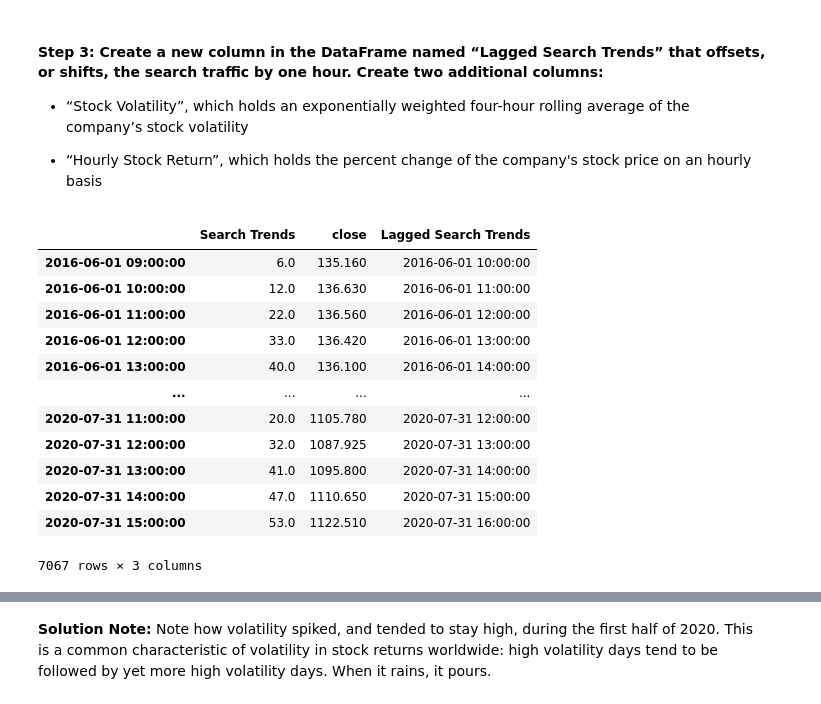
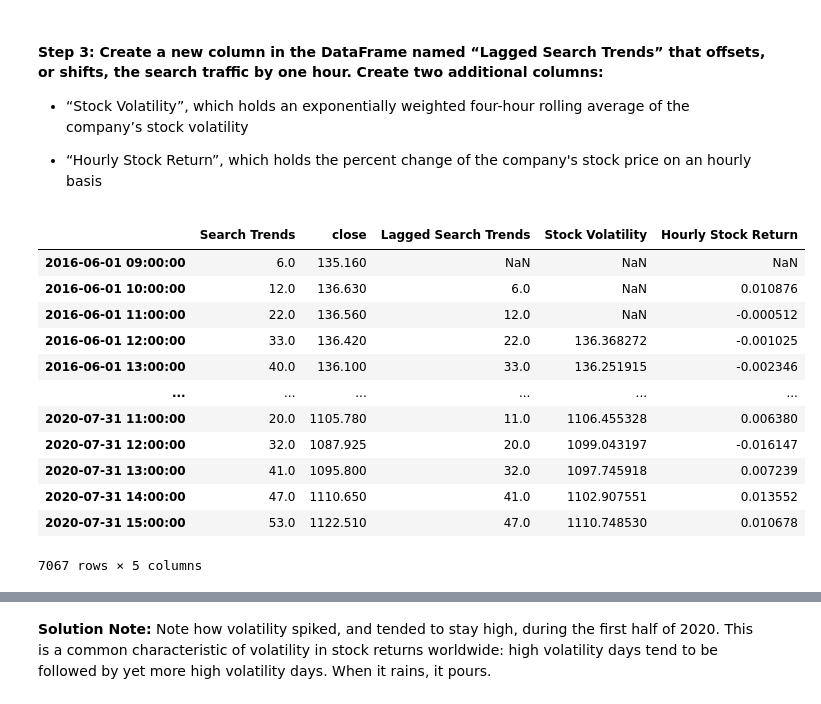
Before and after one commit to ddejean0117/prophet-challenge, a Jupyter notebook: forecasting_net_prophet.ipynb, the cells around one changed output, grey strips where cells are left out. Drawn from its saved outputs; the diff is of its cells as text; code cells hidden in the pictures.

```diff
--- a/forecasting_net_prophet.ipynb
+++ b/forecasting_net_prophet.ipynb
@@ -383,23 +376,22 @@ plt.show()
 # %%
 # Create a new column in the mercado_stock_trends_df DataFrame called Lagged Search Trends
 # This column should shift the Search Trends information by one hour
-
-df_concatenated['Lagged Search Trends'] = df_concatenated.index + pd.DateOffset(hours=1)
+df_concatenated['Lagged Search Trends'] = df_concatenated["Search Trends"].shift(1)
 df_concatenated
 # %% [output]
-|  | Search Trends | close | Lagged Search Trends |
-| 2016-06-01 09:00:00 | 6.0 | 135.160 | 2016-06-01 10:00:00 |
-| 2016-06-01 10:00:00 | 12.0 | 136.630 | 2016-06-01 11:00:00 |
-| 2016-06-01 11:00:00 | 22.0 | 136.560 | 2016-06-01 12:00:00 |
-| 2016-06-01 12:00:00 | 33.0 | 136.420 | 2016-06-01 13:00:00 |
-| 2016-06-01 13:00:00 | 40.0 | 136.100 | 2016-06-01 14:00:00 |
-| ... | ... | ... | ... |
-| 2020-07-31 11:00:00 | 20.0 | 1105.780 | 2020-07-31 12:00:00 |
-| 2020-07-31 12:00:00 | 32.0 | 1087.925 | 2020-07-31 13:00:00 |
-| 2020-07-31 13:00:00 | 41.0 | 1095.800 | 2020-07-31 14:00:00 |
-| 2020-07-31 14:00:00 | 47.0 | 1110.650 | 2020-07-31 15:00:00 |
-| 2020-07-31 15:00:00 | 53.0 | 1122.510 | 2020-07-31 16:00:00 |
+|  | Search Trends | close | Lagged Search Trends | Stock Volatility | Hourly Stock Return |
+| 2016-06-01 09:00:00 | 6.0 | 135.160 | NaN | NaN | NaN |
+| 2016-06-01 10:00:00 | 12.0 | 136.630 | 6.0 | NaN | 0.010876 |
+| 2016-06-01 11:00:00 | 22.0 | 136.560 | 12.0 | NaN | -0.000512 |
+| 2016-06-01 12:00:00 | 33.0 | 136.420 | 22.0 | 136.368272 | -0.001025 |
+| 2016-06-01 13:00:00 | 40.0 | 136.100 | 33.0 | 136.251915 | -0.002346 |
+| ... | ... | ... | ... | ... | ... |
+| 2020-07-31 11:00:00 | 20.0 | 1105.780 | 11.0 | 1106.455328 | 0.006380 |
+| 2020-07-31 12:00:00 | 32.0 | 1087.925 | 20.0 | 1099.043197 | -0.016147 |
+| 2020-07-31 13:00:00 | 41.0 | 1095.800 | 32.0 | 1097.745918 | 0.007239 |
+| 2020-07-31 14:00:00 | 47.0 | 1110.650 | 41.0 | 1102.907551 | 0.013552 |
+| 2020-07-31 15:00:00 | 53.0 | 1122.510 | 47.0 | 1110.748530 | 0.010678 |
-7067 rows × 3 columns
+7067 rows × 5 columns
 # %%
 # Create a new column in the mercado_stock_trends_df DataFrame called Stock Volatility
 # This column should calculate the standard deviation of the closing stock price return data over a 4 period rolling window
```
Also changed, not shown: parts of 15 cells of this notebook.
